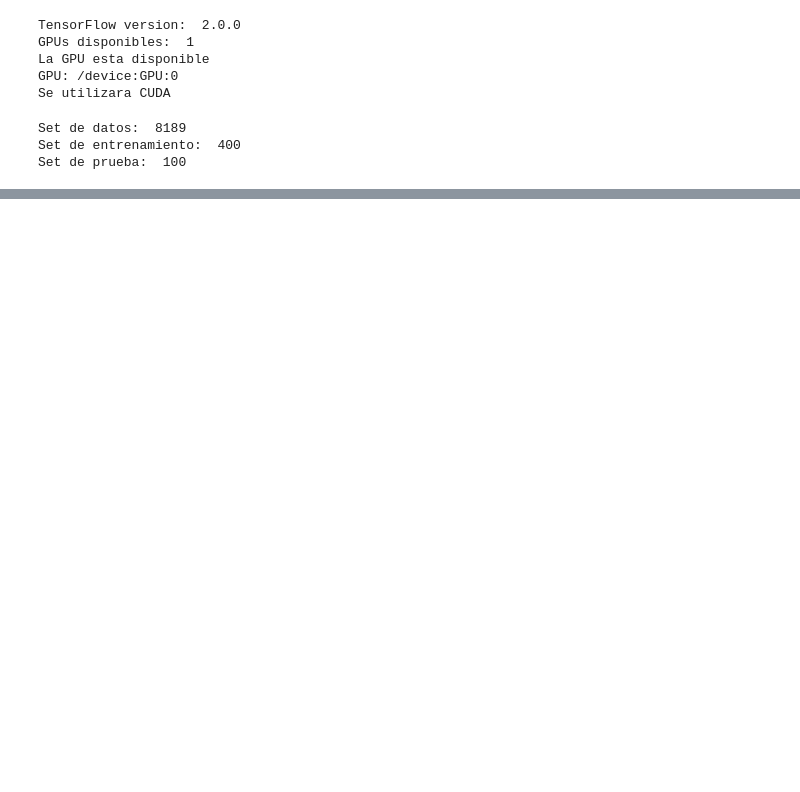
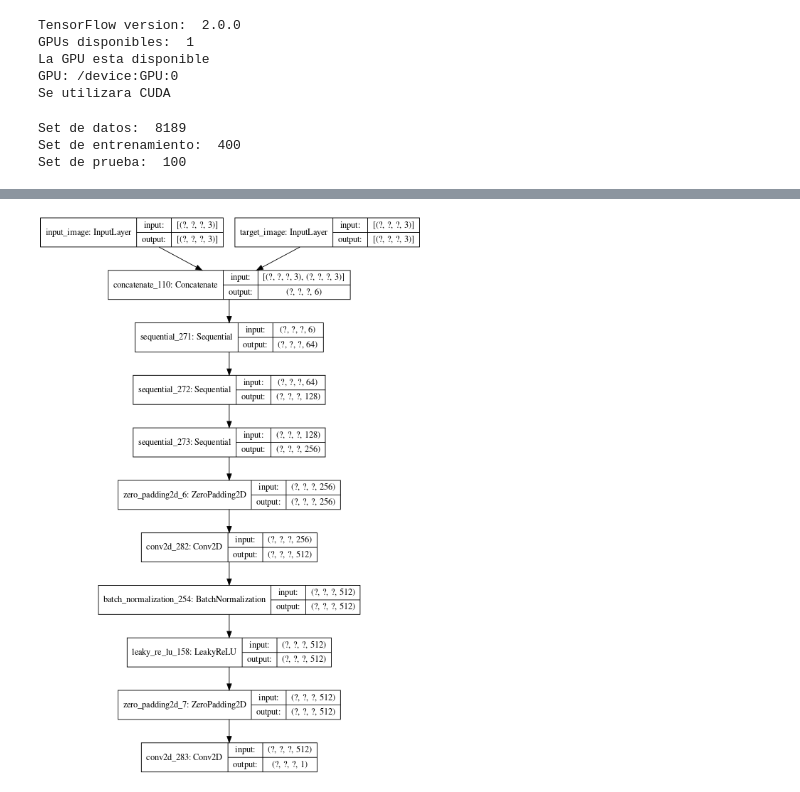
Before and after one commit to penserbjorne/face2face, a Jupyter notebook: face2face.ipynb, the cells around one changed output, grey strips where cells are left out. Saved outputs shown, nothing was run; the diff lists cells and outputs as text; code cells hidden in the pictures; blank space fills up the shorter version.

```diff
--- a/face2face.ipynb
+++ b/face2face.ipynb
@@ -208,0 +369,62 @@ Executing op ParallelMapDataset in device /job:localhost/replica:0/task:0/device
+# %%
+"""
+Creamos el discriminador, es una arquitectura tipo PatchGAN
+"""
+
+def Discriminator():
+
+    # Requerimos acceso al input del generador para comparar con la de entrada
+    # Igual dejamos los tamaños abiertos
+    inp = tf.keras.layers.Input(shape=[None, None, 3], name = 'input_image')
+    tar = tf.keras.layers.Input(shape=[None, None, 3], name = 'target_image')
+
+    # Concatenamos las dos imagenes como entrada
+    x = tf.keras.layers.concatenate([inp, tar])        # (bs, 256, 256, channels*2)
+
+    # Ruido aleatorio Gaussiano
+    initializer = tf.random_normal_initializer(0., 0.02)
+
+    # Seguimos la arquitectura propuesta del discriminador para
+    # la PatchGAN
+
+    # Downsample
+    down1 = downsample(64, apply_batchnorm = False)(x) # (bs, 128, 128, 64)
+    down2 = downsample(128)(down1)                     # (bs, 64, 64, 128)
+    down3 = downsample(256)(down2)                     # (bs, 32, 32, 256)
+
+    # Padding
+    zero_pad1 = tf.keras.layers.ZeroPadding2D()(down3) # (bs, 34, 34, 256)
+
+    # Convolution
+    conv = tf.keras.layers.Conv2D(
+                filters = 512,
+                kernel_size = 4,
+                strides = 1,
+                kernel_initializer = initializer,
+                use_bias=False)(zero_pad1)             # (bs, 31, 31, 512)
+
+    # BatchNorm
+    batchnorm1 = tf.keras.layers.BatchNormalization()(conv)
+
+    # LeakyReLU
+    leaky_relu = tf.keras.layers.LeakyReLU()(batchnorm1)
+
+    # Padding
+    zero_pad2 = tf.keras.layers.ZeroPadding2D()(leaky_relu) # (bs, 33, 33, 512)
+
+    # Convolucion
+    last = tf.keras.layers.Conv2D(
+                filters = 1,
+                kernel_size = 4,
+                strides = 1,
+                kernel_initializer = initializer,
+                padding = "same")(zero_pad2) # (bs, 30, 30, 1)
+
+    return tf.keras.Model(inputs=[inp, tar], outputs=last)
+
+# Creamos el discriminador
+discriminator = Discriminator()
+# Veamos nuestro hermoso discriminador
+tf.keras.utils.plot_model(discriminator, show_shapes=True, dpi=64)
+# %% [output]
+[figure, added]
```
Also changed, not shown: parts of 4 cells of this notebook, 2 other files.
